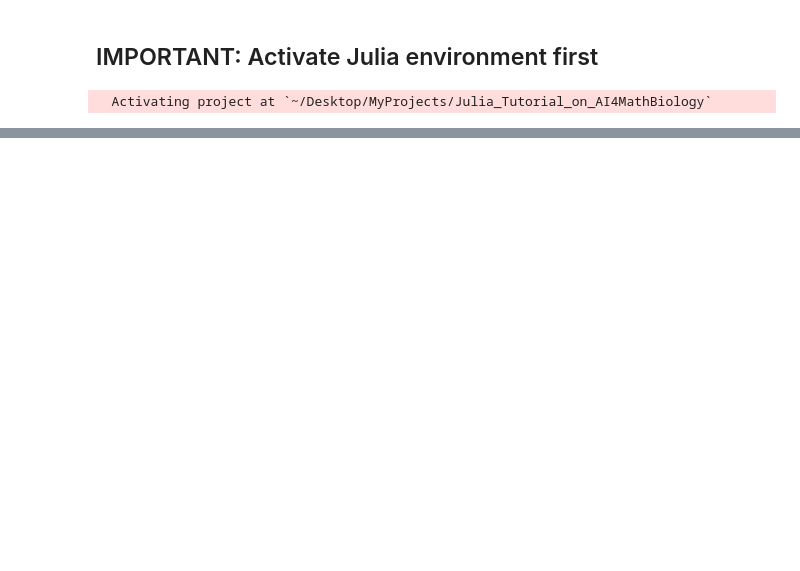
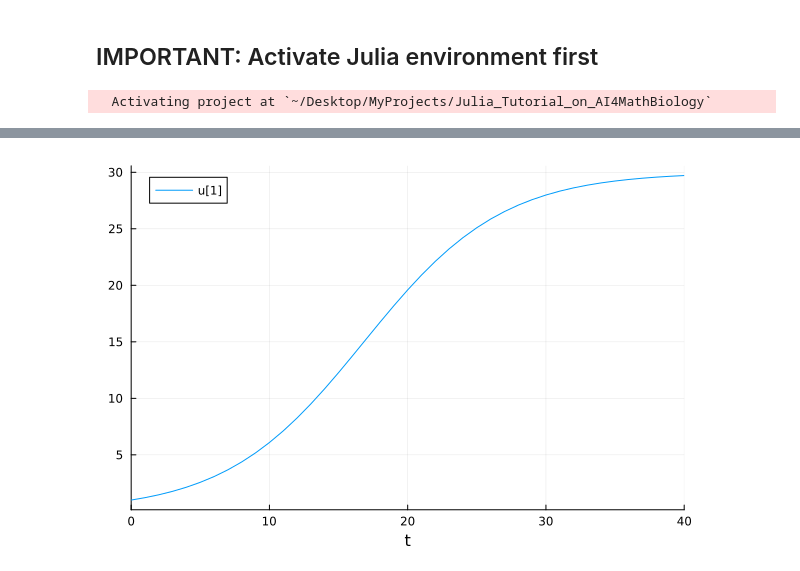
Before and after one commit to Song921012/Julia_Tutorial_on_AI4MathBiology, a Jupyter notebook: 4-neural-differential-equations.ipynb, the cells around one changed output, grey strips where cells are left out. Drawn from its saved outputs; the diff is of its cells as text; code cells hidden in the pictures; blank space fills up the shorter version.

```diff
--- a/4-neural-differential-equations.ipynb
+++ b/4-neural-differential-equations.ipynb
@@ -10,19 +46,4 @@ Pkg.activate(".")
 # %%
-##
-using Lux, DiffEqFlux, DifferentialEquations, Optimization, OptimizationOptimJL, Random, Plots
-using DataFrames
-using CSV
-using ComponentArrays
-using OptimizationOptimisers
-using Flux
-using Plots
-using LaTeXStrings
-rng = Random.default_rng()
-Random.seed!(1234);
-
-
-# Gen
-##
 function model2(du, u, p, t)
     r, α = p
     du .= r .* u .* (1 .- u ./ α)
@@ -38,77 +59,4 @@ tspan_predict = (0.0, 40)
 prob_predict = ODEProblem(model2, u_0, tspan_predict, p_data)
 test_data = solve(prob_predict, Tsit5(), abstol=1e-12, reltol=1e-12, saveat=1)
 plot(test_data)
-
-##
-ann_node = Lux.Chain(Lux.Dense(1, 10, tanh), Lux.Dense(10, 1))
-p, st = Lux.setup(rng, ann_node)
-function model2_nn(du, u, p, t)
-    du[1] = 0.1 * ann_node([t], p, st)[1][1] * u[1] - 0.1 * u[1]
-end
-prob_nn = ODEProblem(model2_nn, u_0, tspan_data, ComponentArray(p))
-function train(θ)
-    Array(concrete_solve(prob_nn, Tsit5(), u_0, θ, saveat=1,
-        abstol=1e-6, reltol=1e-6))#,sensealg = InterpolatingAdjoint(autojacvec=ReverseDiffVJP())))
-end
-#println(train(p))
-function loss(θ)
-    pred = train(θ)
-    sum(abs2, (data .- pred)), pred # + 1e-5*sum(sum.(abs, params(ann)))
-end
-
-const losses = []
-callback(θ, l, pred) = begin
-    push!(losses, l)
-    if length(losses) % 50 == 0
-        println(losses[end])
-    end
-    false
-end
-
-pinit = ComponentArray(p)
-println(loss(p))
-callback(pinit, loss(pinit)...)
-
-
-##
-adtype = Optimization.AutoZygote()
-
-optf = Optimization.OptimizationFunction((x, p) -> loss(x), adtype)
-optprob = Optimization.OptimizationProblem(optf, pinit)
-
-result_neuralode = Optimization.solve(optprob,
-    OptimizationOptimisers.ADAM(0.05),
-    callback=callback,
-    maxiters=500)
-
-optprob2 = remake(optprob, u0=result_neuralode.u)
-
-result_neuralode2 = Optimization.solve(optprob2,
-    Optim.LBFGS(),
-    callback=callback,
-    allow_f_increases=false)
-
-
-pfinal = result_neuralode2.u
-
-println(pfinal)
-prob_nn2 = ODEProblem(model2_nn, u_0, tspan_predict, pfinal)
-s_nn = solve(prob_nn2, Tsit5(), saveat=1)
-
-# I(t)
-scatter(data_solve.t, data[1, :], label="Training Data")
-plot!(test_data, label="Real Data")
-plot!(s_nn, label="Neural Networks")
-xlabel!("t(day)")
-ylabel!("I(t)")
-title!("Logistic Growth Model(I(t))")
-savefig("Figures/logisticIt.png")
-# R(t)
-f(x) = 2 * (1 - x / p_data[2]) + 1
-plot((f.(test_data))', label=L"R_t = 2(1-I(t)/K)+1")
-plot!((f.(s_nn))', label=L"R_t = NN(t)")
-xlabel!("t(day)")
-ylabel!("Effective Reproduction Number")
-title!("Logistic Growth Model(Rt)")
-savefig("Figures/logisticRt.png")
 # %% [output]
@@ -129,0 +63 @@ DimensionMismatch: DimensionMismatch: arrays could not be broadcast to a common
+[figure, added]
```
Also changed, not shown: parts of 15 cells of this notebook, 7 other files.
